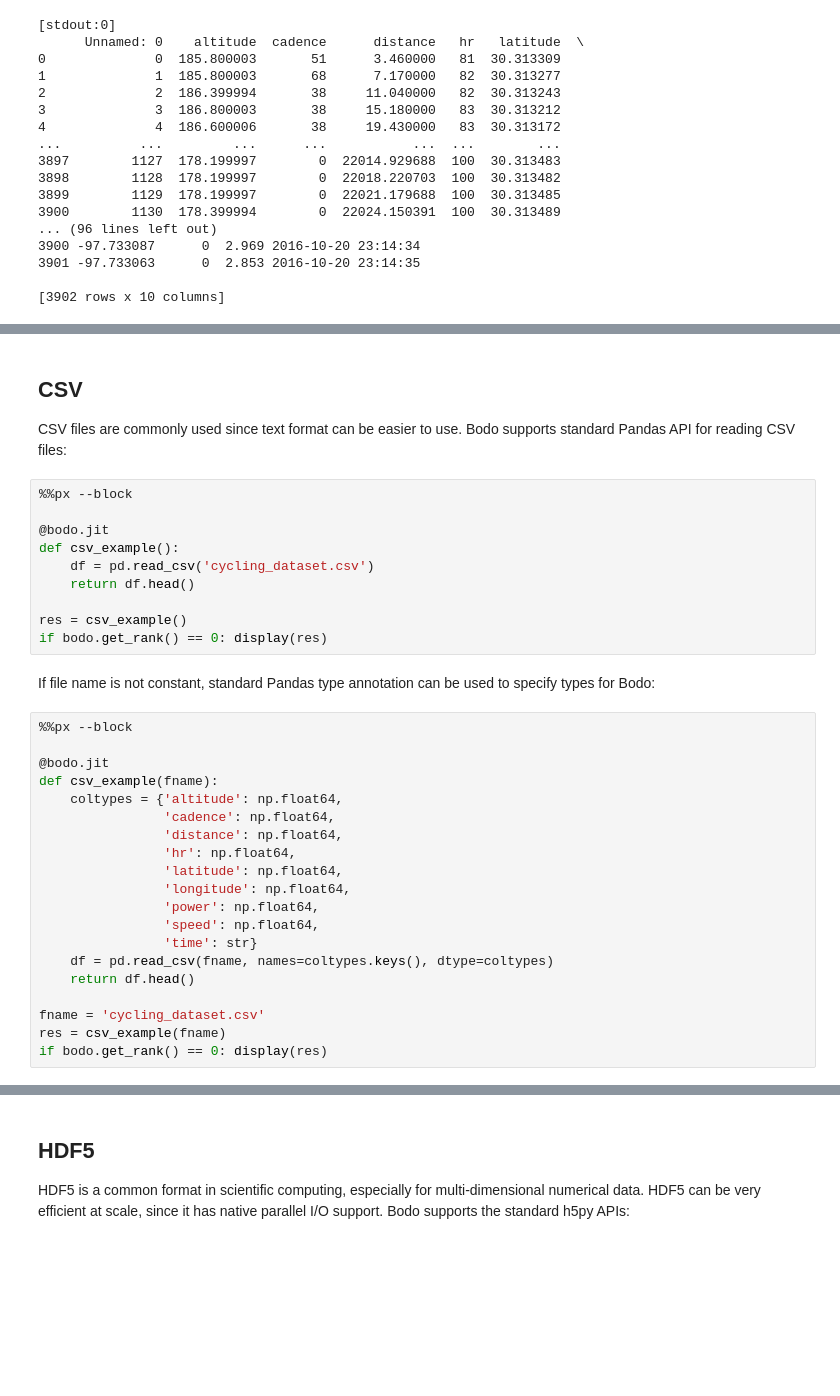
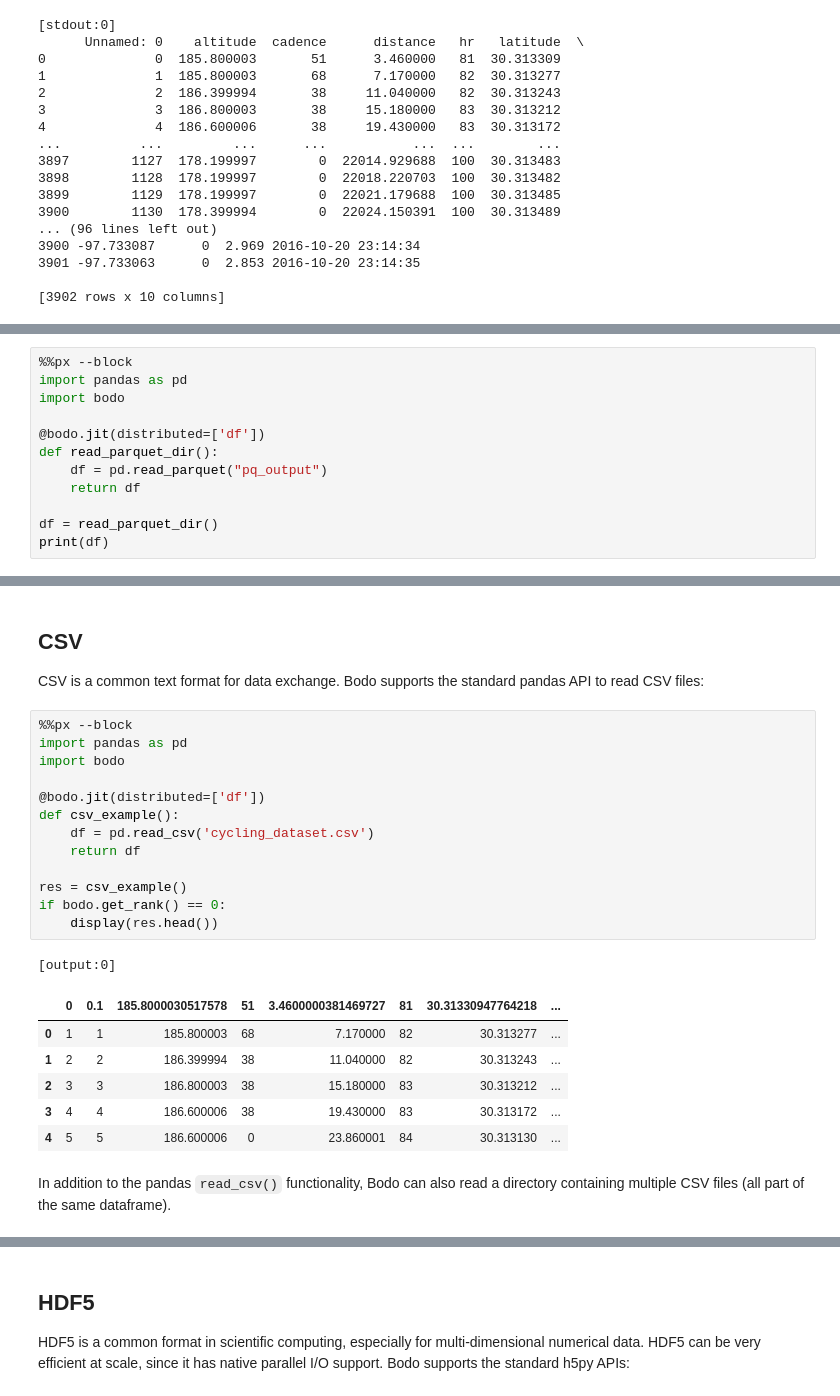
Before and after one commit to Bodo-inc/Bodo-tutorial, a Jupyter notebook: bodo_tutorial3.ipynb, the cells around one changed output, grey strips where cells are left out. Drawn from its saved outputs; the diff is of its cells as text; blank space fills up the shorter version.

```diff
--- a/bodo_tutorial3.ipynb
+++ b/bodo_tutorial3.ipynb
@@ -490,0 +494,12 @@ if bodo.get_rank() == 0: display(res)
+# %%
+%%px --block
+import pandas as pd
+import bodo
+
+@bodo.jit(distributed=['df'])
+def read_parquet_dir():
+    df = pd.read_parquet("pq_output")
+    return df
+
+df = read_parquet_dir()
+print(df)
@@ -491,35 +524,26 @@ if bodo.get_rank() == 0: display(res)
 # %% [markdown]
 ## CSV
-CSV files are commonly used since text format can be easier to use. Bodo supports standard Pandas API for reading CSV files:
+CSV is a common text format for data exchange. Bodo supports the standard pandas API to read CSV files:
 # %%
 %%px --block
+import pandas as pd
+import bodo
 
-@bodo.jit
+@bodo.jit(distributed=['df'])
 def csv_example():
     df = pd.read_csv('cycling_dataset.csv')
-    return df.head()
+    return df
 
 res = csv_example()
-if bodo.get_rank() == 0: display(res)
+if bodo.get_rank() == 0:
+    display(res.head())
+# %% [output]
+[output:0]
+|  | 0 | 0.1 | 185.8000030517578 | 51 | 3.4600000381469727 | 81 | 30.31330947764218 | ... |
+| 0 | 1 | 1 | 185.800003 | 68 | 7.170000 | 82 | 30.313277 | ... |
+| 1 | 2 | 2 | 186.399994 | 38 | 11.040000 | 82 | 30.313243 | ... |
+| 2 | 3 | 3 | 186.800003 | 38 | 15.180000 | 83 | 30.313212 | ... |
+| 3 | 4 | 4 | 186.600006 | 38 | 19.430000 | 83 | 30.313172 | ... |
+| 4 | 5 | 5 | 186.600006 | 0 | 23.860001 | 84 | 30.313130 | ... |
-# %% [markdown]
-If file name is not constant, standard Pandas type annotation can be used to specify types for Bodo:
-# %%
-%%px --block
-
-@bodo.jit
-def csv_example(fname):
-    coltypes = {'altitude': np.float64,
-                'cadence': np.float64,
-                'distance': np.float64,
-                'hr': np.float64,
-                'latitude': np.float64,
-                'longitude': np.float64,
-                'power': np.float64,
-                'speed': np.float64,
-                'time': str}
-    df = pd.read_csv(fname, names=coltypes.keys(), dtype=coltypes)
-    return df.head()
-
-fname = 'cycling_dataset.csv'
-res = csv_example(fname)
-if bodo.get_rank() == 0: display(res)
+# %% [markdown]
+In addition to the pandas `read_csv()` functionality, Bodo can also read a directory containing multiple CSV files (all part of the same dataframe).
```
Also changed, not shown: parts of 28 cells of this notebook.
